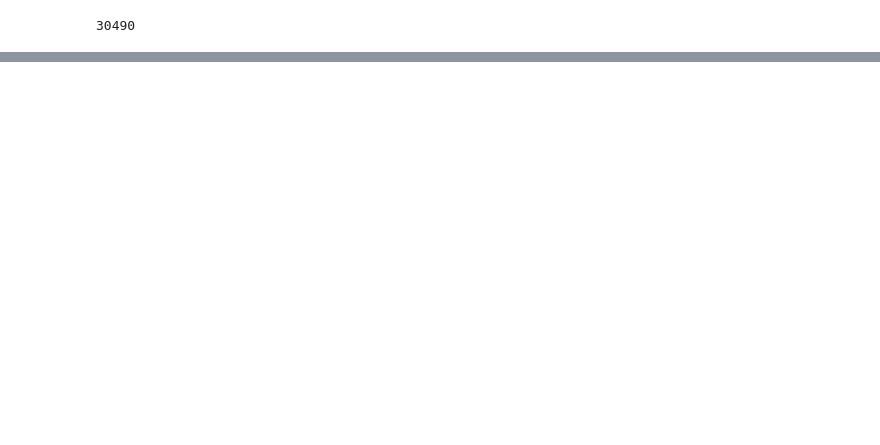
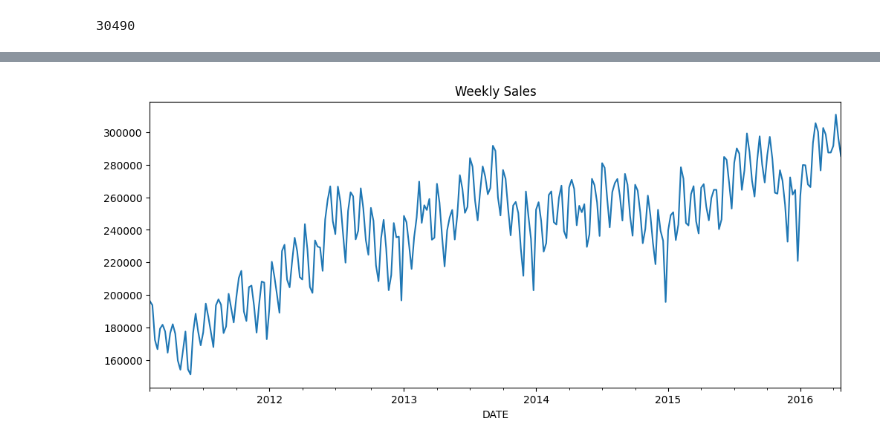
Before and after one commit to Tury05/Capstone-Master-Data-Science, a Jupyter notebook: ML.ipynb, the cells around one changed output, grey strips where cells are left out. Cells and saved outputs as stored; diff of their text form; code cells hidden in the pictures; blank space fills up the shorter version.

```diff
--- a/ML.ipynb
+++ b/ML.ipynb
@@ -182,0 +201,4 @@ Preprocessing
+# %%
+df.set_index("DATE").resample("W")["SALES_COUNT"].sum().plot(figsize = (12, 5), title = "Weekly Sales");
+# %% [output]
+[figure, added]
```
Also changed, not shown: parts of 70 cells of this notebook.
